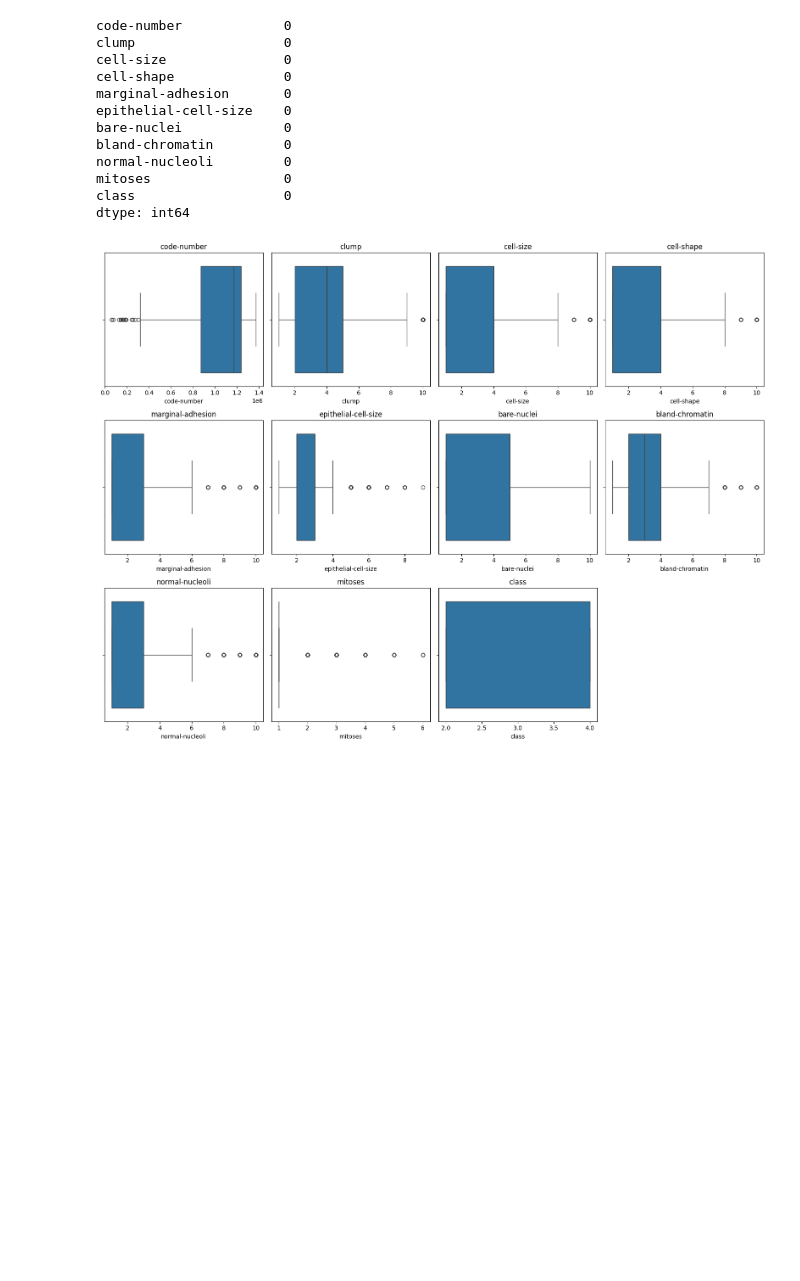
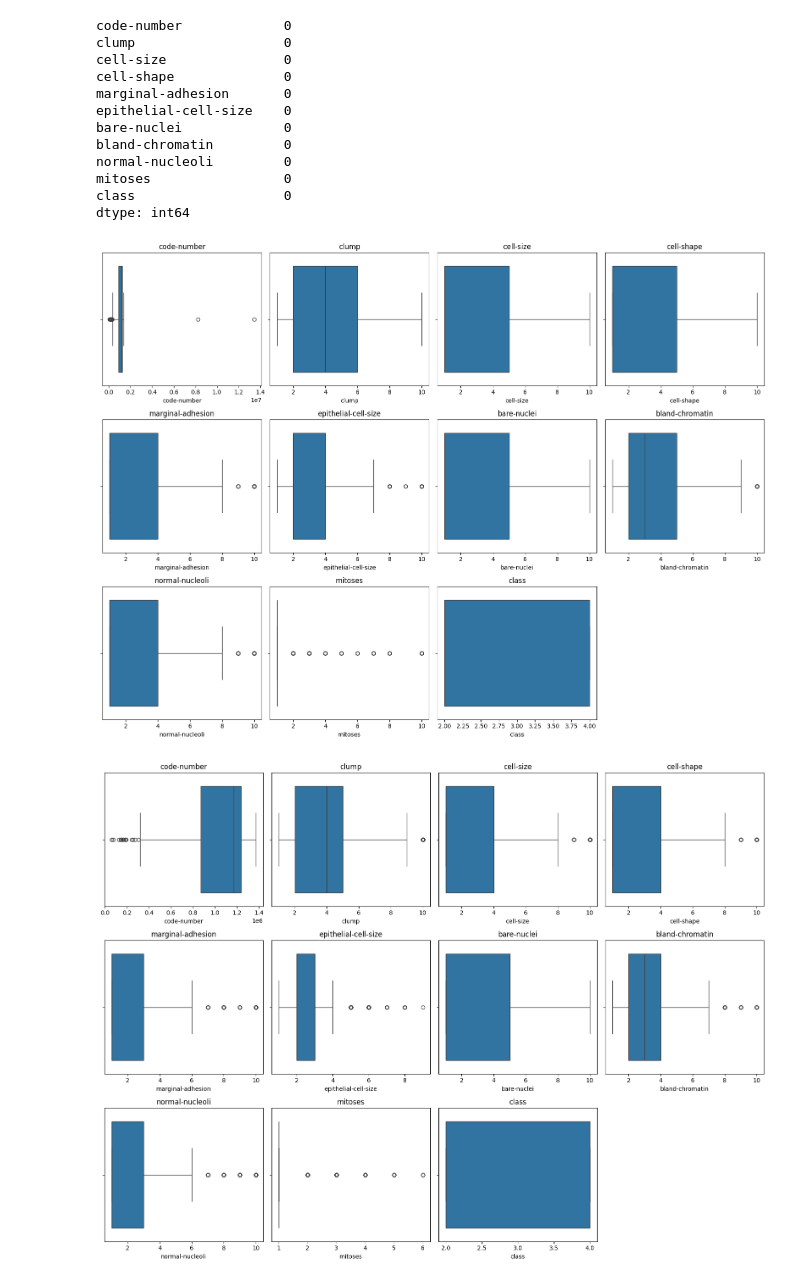
Before and after one commit to SiddhantSonawane/DSBDA_Practicals, a Jupyter notebook: PS15(breast cancer)/ps15.ipynb, the cells around one changed output. Cells and saved outputs as stored; diff of their text form; code cells hidden in the pictures; blank space fills up the shorter version.

```diff
--- a/PS15(breast cancer)/ps15.ipynb
+++ b/PS15(breast cancer)/ps15.ipynb
@@ -59,34 +59,36 @@ dtype: int64
 # %%
 # remove outliers
 
 import seaborn as sns
 import matplotlib.pyplot as plt
 
 def visBoxplot(df):
 
     numeric_cols = df.select_dtypes(include=['number']).columns
 
     cols = len(numeric_cols)
 
     rows = (cols + 3) // 4
     cols = min(cols, 4)
 
     fig,axes = plt.subplots(rows, cols, figsize=(16, rows*4))
 
     if rows > 1:
         axes = axes.flatten()
 
     for i, col in enumerate(numeric_cols):
         sns.boxplot(x=df[col], ax=axes[i])
         axes[i].set_title(col)
 
     for j in range(i+1, len(axes)):
         fig.delaxes(axes[j])
 
     plt.tight_layout()
     plt.show()
 
-# visBoxplot(df)
+visBoxplot(df)
+# %% [output]
+[figure, added]
 # %%
 def rem1(df):
     numeric_cols = df.select_dtypes(include=['number'])
```
Also changed, not shown: 6 other files.
